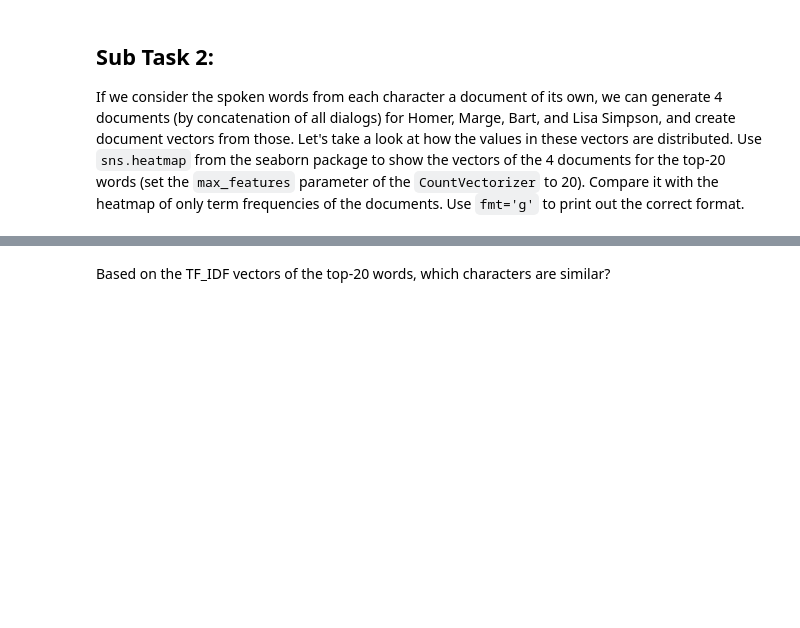
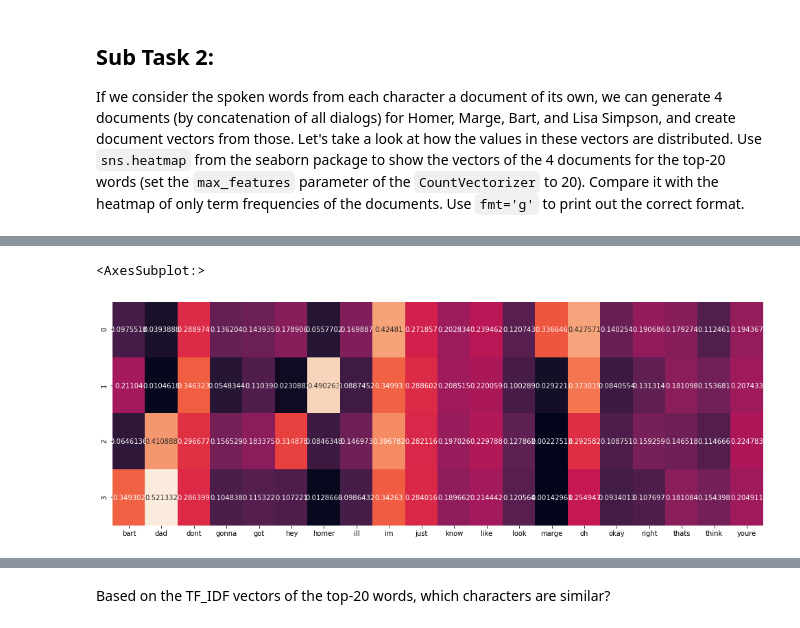
Before and after one commit to fidsusj/HateSpeechDetection, a Jupyter notebook: assignments/2/ITA_assignment_2.ipynb, the cells around one changed output, grey strips where cells are left out. Cells and saved outputs as stored; diff of their text form; code cells hidden in the pictures; blank space fills up the shorter version.

```diff
--- a/assignments/2/ITA_assignment_2.ipynb
+++ b/assignments/2/ITA_assignment_2.ipynb
@@ -536,3 +549,20 @@ Let's take a look at how the values in these vectors are distributed. Use  `sns.
 Compare it with the heatmap of only term frequencies of the documents. Use `fmt='g'` to print out the correct format.
 # %%
 import seaborn as sns
+# %%
+# prepare data -> 4 docs
+
+list_of_docs = []
+for character_id in [[2, 'Homer Simpson'], [1, 'Marge Simpson'], [8, 'Bart Simpson'], [9, 'Lisa Simpson']]:
+    ##### Your code ######
+    corpus_list = get_character_items(merged_data, character_id[0])
+    list_of_docs.append(' '.join(corpus_list))
+
+character_list = ['Homer Simpson', 'Marge Simpson', 'Bart Simpson', 'Lisa Simpson']
+vectorizer = CountVectorizer(stop_words='english', max_features=20)
+count_vectorized = calc_tf(vectorizer, list_of_docs)
+df_tf = pd.DataFrame(count_vectorized.toarray(), columns=vectorizer.get_feature_names())
+#df_tf.index = character_list
+df_tf_idf = calc_idf_and_tfidf(vectorizer, count_vectorized)
+#df_tf_idf.index = character_list
+df_tf_idf.head()
@@ -539,7 +575,10 @@ import seaborn as sns
 # %%
 fig, ax = plt.subplots(figsize=(17,6))
-sns.heatmap(### Your tfidf weights ###
-    , annot=True, cbar=False, ax=ax, xticklabels=# top 20 words
+sns.heatmap(df_tf_idf ### Your tfidf weights ###
+    , annot=True, cbar=False, ax=ax, xticklabels=df_tf_idf.columns, fmt='g' # top 20 words
 )
+# %% [output]
+<AxesSubplot:>
+[figure, added]
 # %%
 fig, ax = plt.subplots(figsize=(17,6))
```
Also changed, not shown: parts of 4 cells of this notebook.
